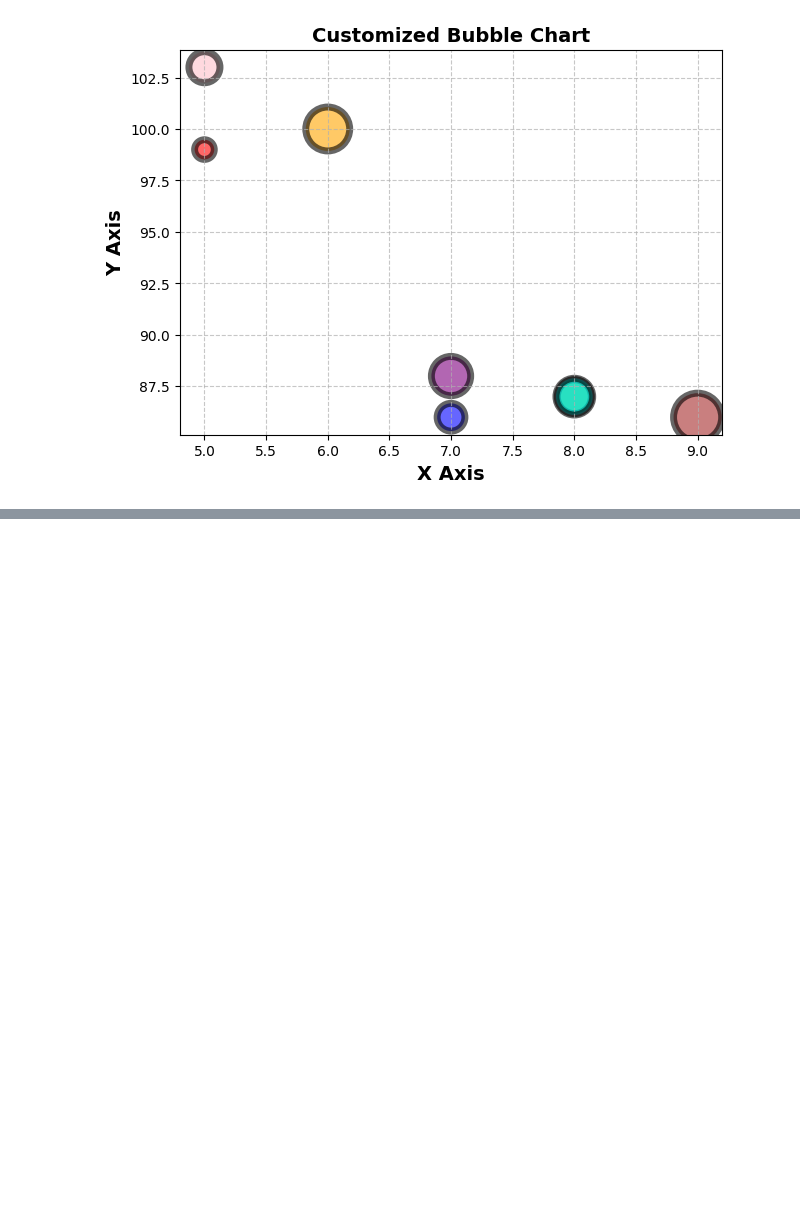
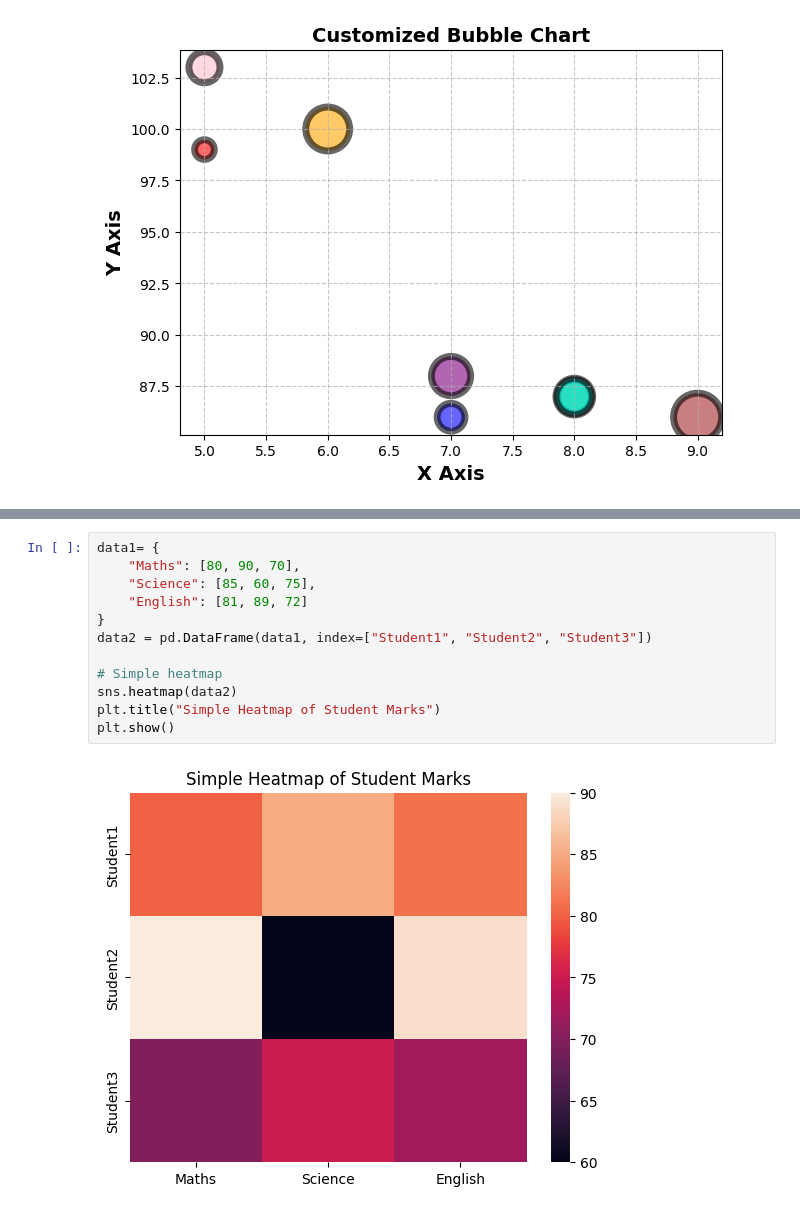
Before and after one commit to arunrajput1836-ui/data-visualization-, a Jupyter notebook: matplotlib.ipynb, the cells around one changed output, grey strips where cells are left out. Saved outputs shown, nothing was run; the diff lists cells and outputs as text; blank space fills up the shorter version.

```diff
--- a/matplotlib.ipynb
+++ b/matplotlib.ipynb
@@ -182,0 +199,14 @@ plt.show()
+# %%
+data1= {
+    "Maths": [80, 90, 70],
+    "Science": [85, 60, 75],
+    "English": [81, 89, 72]
+}
+data2 = pd.DataFrame(data1, index=["Student1", "Student2", "Student3"])
+
+# Simple heatmap
+sns.heatmap(data2)
+plt.title("Simple Heatmap of Student Marks")
+plt.show()
+# %% [output]
+[figure, added]
```
Also changed, not shown: parts of 1 cell of this notebook.
